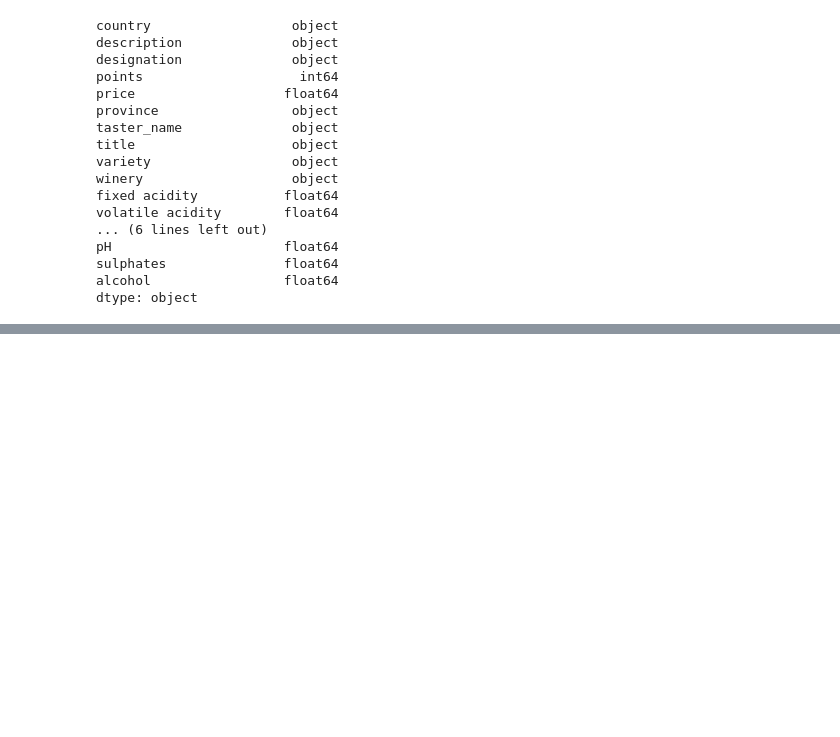
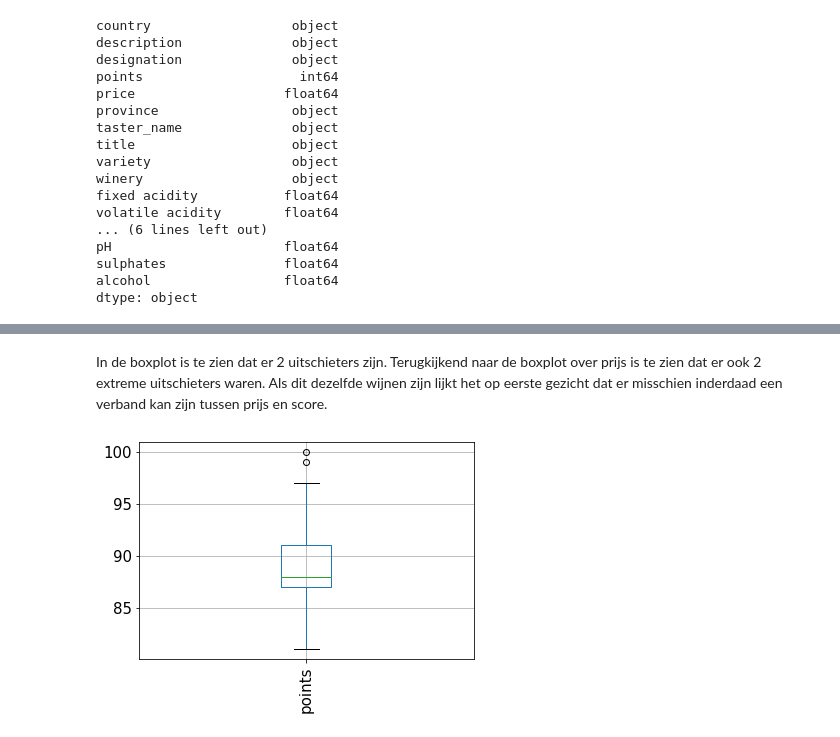
Before and after one commit to TijsS/jupyterNotebook, a Jupyter notebook: Copy_of_WijnOnderzoek.ipynb, the cells around one changed output, grey strips where cells are left out. Drawn from its saved outputs; the diff is of its cells as text; code cells hidden in the pictures; blank space fills up the shorter version.

```diff
--- a/Copy_of_WijnOnderzoek.ipynb
+++ b/Copy_of_WijnOnderzoek.ipynb
@@ -66,0 +115,6 @@ df.describe()
+# %% [markdown]
+In de boxplot is te zien dat er 2 uitschieters zijn. Terugkijkend naar de boxplot over prijs is te zien dat er ook 2 extreme uitschieters waren. Als dit dezelfde wijnen zijn lijkt het op eerste gezicht dat er misschien inderdaad een verband kan zijn tussen prijs en score.
+# %%
+boxplot = df[['points']].boxplot(grid=True, rot=90, fontsize=15)
+# %% [output]
+[figure, added]
```
Also changed, not shown: parts of 24 cells of this notebook.
